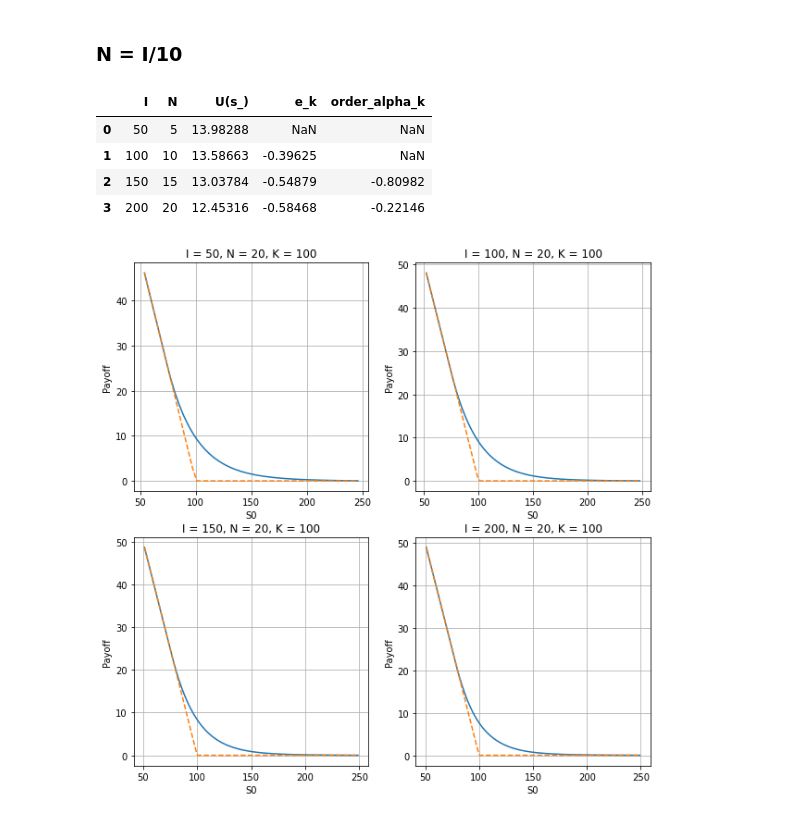
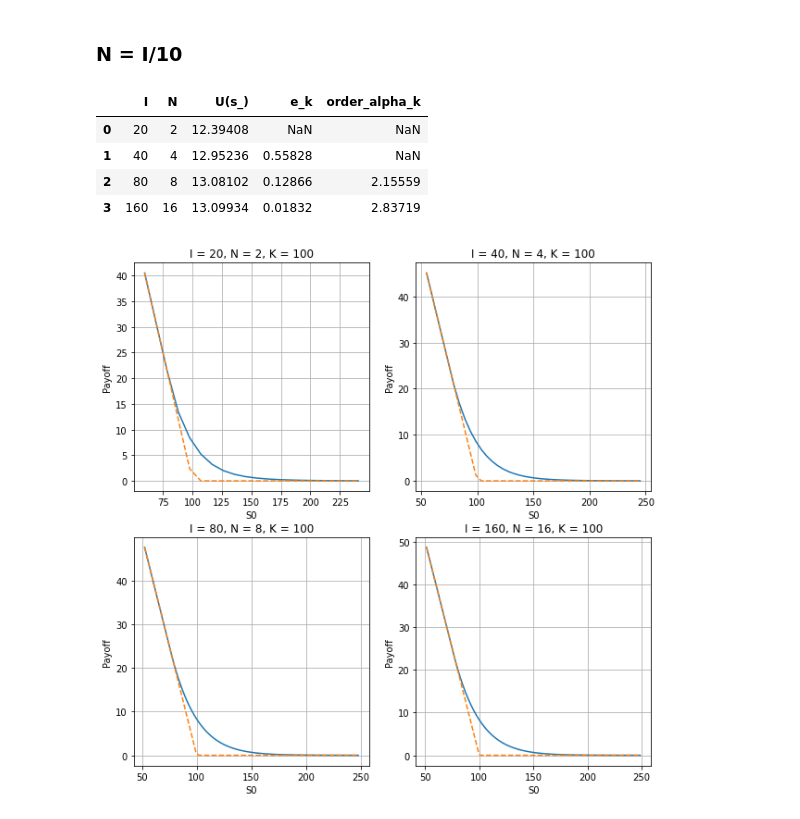
Before and after one commit to SHAO-Nuoya/EDP-in-Finance, a Jupyter notebook: TP2.ipynb, the cells around one changed output. Saved outputs shown, nothing was run; the diff lists cells and outputs as text; code cells hidden in the pictures.

```diff
--- a/TP2.ipynb
+++ b/TP2.ipynb
@@ -318,3 +347,12 @@ err_table.round(5)
 | 3 | 159 | 160 | 13.10781 | 0.01682 | 2.03795 |
 | 4 | 319 | 320 | 13.11498 | 0.00717 | 1.22991 |
 | 5 | 639 | 640 | 13.11799 | 0.00301 | 1.25097 |
+# %%
+Is = [20, 30, 40, 50]
+N = 20
+
+plt.figure(figsize=(10, 10))
+for i in range(len(Is)):
+    plt.subplot(2,2,i+1)
+    I = Is[i]
+    plot('CN', I, N)
@@ -421,7 +492,7 @@ $$min(Bx-b, x-g)=0, \quad in \ \mathbf{R}^I$$
 # %% [markdown]
 ### N = I
 # %%
-Is = [50, 100, 150, 200]
+Is = np.array([20*2**k for k in range(4)])
 Ns = Is
 err_table = get_err_table('BDF', Is, Ns)
 err_table.round(5)
@@ -436,5 +507,6 @@ plt.figure(figsize=(10, 10))
 for i in range(len(Is)):
     plt.subplot(2,2,i+1)
     I = Is[i]
+    N = I
     plot('BDF', I, N)
 # %% [output]
@@ -442,21 +514,22 @@ for i in range(len(Is)):
 # %% [markdown]
 ### N = I/10
 # %%
-Is = np.array([50, 100, 150, 200])
+Is = np.array([20*2**k for k in range(4)])
 Ns = Is//10
 err_table = get_err_table('BDF', Is, Ns)
 err_table.round(5)
 # %% [output]
 |  | I | N | U(s_) | e_k | order_alpha_k |
-| 0 | 50 | 5 | 13.98288 | NaN | NaN |
-| 1 | 100 | 10 | 13.58663 | -0.39625 | NaN |
-| 2 | 150 | 15 | 13.03784 | -0.54879 | -0.80982 |
-| 3 | 200 | 20 | 12.45316 | -0.58468 | -0.22146 |
+| 0 | 20 | 2 | 12.39408 | NaN | NaN |
+| 1 | 40 | 4 | 12.95236 | 0.55828 | NaN |
+| 2 | 80 | 8 | 13.08102 | 0.12866 | 2.15559 |
+| 3 | 160 | 16 | 13.09934 | 0.01832 | 2.83719 |
 # %%
 plt.figure(figsize=(10, 10))
 for i in range(len(Is)):
     plt.subplot(2,2,i+1)
     I = Is[i]
+    N = I//10
     plot('BDF', I, N)
 # %% [output]
-[figure, old version]
+[figure, new version]
```
Also changed, not shown: parts of 15 cells of this notebook, 1 other file.
